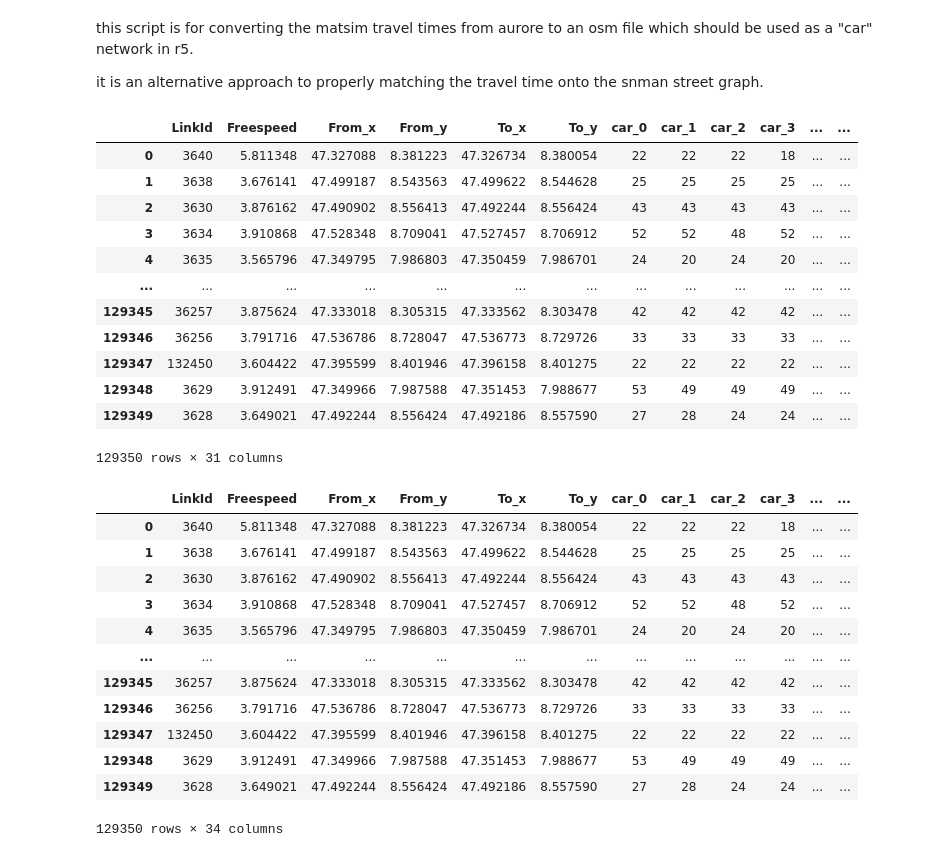
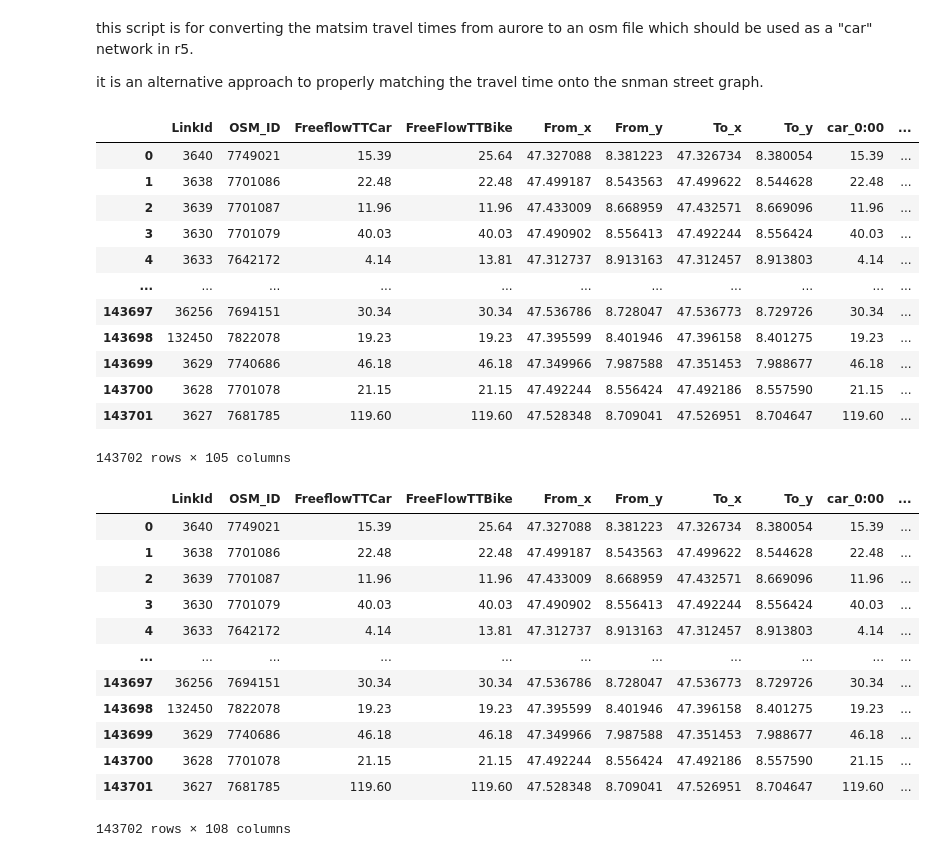
Before and after one commit to lukasballo/snman, a Jupyter notebook: scripts_accessibility_paper/matsim_travel_times_to_osm.ipynb, the cells around one changed output. Drawn from its saved outputs; the diff is of its cells as text; code cells hidden in the pictures.

```diff
--- a/scripts_accessibility_paper/matsim_travel_times_to_osm.ipynb
+++ b/scripts_accessibility_paper/matsim_travel_times_to_osm.ipynb
@@ -18,10 +18,20 @@ from snman import osmnx_customized as oxc
 PERIMETER = '_accessibility_debug'
 
 # Set these paths according to your own setup
-data_directory = os.path.join('C:',os.sep,'Users','lballo','polybox','Research','SNMan','SNMan Shared','data_v2')
+data_directory = os.path.join(
+    'C:',os.sep,'Users','lballo','polybox','Research',
+    'SNMan','SNMan Shared','data_v2'
+)
 inputs_path = os.path.join(data_directory, 'inputs')
 process_path = os.path.join(data_directory, 'process', PERIMETER)
 outputs_path = os.path.join(data_directory, 'outputs', PERIMETER)
+paper_path = os.path.join(
+    'C:',os.sep,'Users','lballo','polybox','Research',
+    'E-Bike City Accessibility','EBC Accessibility Paper - Shared'
+)
+matsim_results_path = os.path.join(
+    paper_path, 'MATSim results', '2024-07-12 Travel times before and after'
+)
 
 #CRS_internal = 29119    # for Boston
 #CRS_internal = 32216    # for Chicago
@@ -30,24 +40,24 @@ CRS_for_export = 4326
 oxc.settings.useful_tags_way = OSM_TAGS
 # %%
 tt = pd.read_csv(
-    os.path.join(outputs_path, '100pct_do_not_trust_the_numbers.csv')
+    os.path.join(matsim_results_path, 'before_bike100pct.csv')
 )
 
 tt
 # %% [output]
-|  | LinkId | Freespeed | From_x | From_y | To_x | To_y | car_0 | car_1 | car_2 | car_3 | ... | ... |
-| 0 | 3640 | 5.811348 | 47.327088 | 8.381223 | 47.326734 | 8.380054 | 22 | 22 | 22 | 18 | ... | ... |
-| 1 | 3638 | 3.676141 | 47.499187 | 8.543563 | 47.499622 | 8.544628 | 25 | 25 | 25 | 25 | ... | ... |
-| 2 | 3630 | 3.876162 | 47.490902 | 8.556413 | 47.492244 | 8.556424 | 43 | 43 | 43 | 43 | ... | ... |
-| 3 | 3634 | 3.910868 | 47.528348 | 8.709041 | 47.527457 | 8.706912 | 52 | 52 | 48 | 52 | ... | ... |
-| 4 | 3635 | 3.565796 | 47.349795 | 7.986803 | 47.350459 | 7.986701 | 24 | 20 | 24 | 20 | ... | ... |
-| ... | ... | ... | ... | ... | ... | ... | ... | ... | ... | ... | ... | ... |
-| 129345 | 36257 | 3.875624 | 47.333018 | 8.305315 | 47.333562 | 8.303478 | 42 | 42 | 42 | 42 | ... | ... |
-| 129346 | 36256 | 3.791716 | 47.536786 | 8.728047 | 47.536773 | 8.729726 | 33 | 33 | 33 | 33 | ... | ... |
-| 129347 | 132450 | 3.604422 | 47.395599 | 8.401946 | 47.396158 | 8.401275 | 22 | 22 | 22 | 22 | ... | ... |
-| 129348 | 3629 | 3.912491 | 47.349966 | 7.987588 | 47.351453 | 7.988677 | 53 | 49 | 49 | 49 | ... | ... |
-| 129349 | 3628 | 3.649021 | 47.492244 | 8.556424 | 47.492186 | 8.557590 | 27 | 28 | 24 | 24 | ... | ... |
+|  | LinkId | OSM_ID | FreeflowTTCar | FreeFlowTTBike | From_x | From_y | To_x | To_y | car_0:00 | ... |
+| 0 | 3640 | 7749021 | 15.39 | 25.64 | 47.327088 | 8.381223 | 47.326734 | 8.380054 | 15.39 | ... |
+| 1 | 3638 | 7701086 | 22.48 | 22.48 | 47.499187 | 8.543563 | 47.499622 | 8.544628 | 22.48 | ... |
+| 2 | 3639 | 7701087 | 11.96 | 11.96 | 47.433009 | 8.668959 | 47.432571 | 8.669096 | 11.96 | ... |
+| 3 | 3630 | 7701079 | 40.03 | 40.03 | 47.490902 | 8.556413 | 47.492244 | 8.556424 | 40.03 | ... |
+| 4 | 3633 | 7642172 | 4.14 | 13.81 | 47.312737 | 8.913163 | 47.312457 | 8.913803 | 4.14 | ... |
+| ... | ... | ... | ... | ... | ... | ... | ... | ... | ... | ... |
+| 143697 | 36256 | 7694151 | 30.34 | 30.34 | 47.536786 | 8.728047 | 47.536773 | 8.729726 | 30.34 | ... |
+| 143698 | 132450 | 7822078 | 19.23 | 19.23 | 47.395599 | 8.401946 | 47.396158 | 8.401275 | 19.23 | ... |
+| 143699 | 3629 | 7740686 | 46.18 | 46.18 | 47.349966 | 7.987588 | 47.351453 | 7.988677 | 46.18 | ... |
+| 143700 | 3628 | 7701078 | 21.15 | 21.15 | 47.492244 | 8.556424 | 47.492186 | 8.557590 | 21.15 | ... |
+| 143701 | 3627 | 7681785 | 119.60 | 119.60 | 47.528348 | 8.709041 | 47.526951 | 8.704647 | 119.60 | ... |
-129350 rows × 31 columns
+143702 rows × 105 columns
 # %%
 import pyproj
 
@@ -75,19 +85,19 @@ tt = gpd.GeoDataFrame(tt, crs=2056)
 
 tt
 # %% [output]
-|  | LinkId | Freespeed | From_x | From_y | To_x | To_y | car_0 | car_1 | car_2 | car_3 | ... | ... |
-| 0 | 3640 | 5.811348 | 47.327088 | 8.381223 | 47.326734 | 8.380054 | 22 | 22 | 22 | 18 | ... | ... |
-| 1 | 3638 | 3.676141 | 47.499187 | 8.543563 | 47.499622 | 8.544628 | 25 | 25 | 25 | 25 | ... | ... |
-| 2 | 3630 | 3.876162 | 47.490902 | 8.556413 | 47.492244 | 8.556424 | 43 | 43 | 43 | 43 | ... | ... |
-| 3 | 3634 | 3.910868 | 47.528348 | 8.709041 | 47.527457 | 8.706912 | 52 | 52 | 48 | 52 | ... | ... |
-| 4 | 3635 | 3.565796 | 47.349795 | 7.986803 | 47.350459 | 7.986701 | 24 | 20 | 24 | 20 | ... | ... |
-| ... | ... | ... | ... | ... | ... | ... | ... | ... | ... | ... | ... | ... |
-| 129345 | 36257 | 3.875624 | 47.333018 | 8.305315 | 47.333562 | 8.303478 | 42 | 42 | 42 | 42 | ... | ... |
-| 129346 | 36256 | 3.791716 | 47.536786 | 8.728047 | 47.536773 | 8.729726 | 33 | 33 | 33 | 33 | ... | ... |
-| 129347 | 132450 | 3.604422 | 47.395599 | 8.401946 | 47.396158 | 8.401275 | 22 | 22 | 22 | 22 | ... | ... |
-| 129348 | 3629 | 3.912491 | 47.349966 | 7.987588 | 47.351453 | 7.988677 | 53 | 49 | 49 | 49 | ... | ... |
-| 129349 | 3628 | 3.649021 | 47.492244 | 8.556424 | 47.492186 | 8.557590 | 27 | 28 | 24 | 24 | ... | ... |
+|  | LinkId | OSM_ID | FreeflowTTCar | FreeFlowTTBike | From_x | From_y | To_x | To_y | car_0:00 | ... |
+| 0 | 3640 | 7749021 | 15.39 | 25.64 | 47.327088 | 8.381223 | 47.326734 | 8.380054 | 15.39 | ... |
+| 1 | 3638 | 7701086 | 22.48 | 22.48 | 47.499187 | 8.543563 | 47.499622 | 8.544628 | 22.48 | ... |
+| 2 | 3639 | 7701087 | 11.96 | 11.96 | 47.433009 | 8.668959 | 47.432571 | 8.669096 | 11.96 | ... |
+| 3 | 3630 | 7701079 | 40.03 | 40.03 | 47.490902 | 8.556413 | 47.492244 | 8.556424 | 40.03 | ... |
+| 4 | 3633 | 7642172 | 4.14 | 13.81 | 47.312737 | 8.913163 | 47.312457 | 8.913803 | 4.14 | ... |
+| ... | ... | ... | ... | ... | ... | ... | ... | ... | ... | ... |
+| 143697 | 36256 | 7694151 | 30.34 | 30.34 | 47.536786 | 8.728047 | 47.536773 | 8.729726 | 30.34 | ... |
+| 143698 | 132450 | 7822078 | 19.23 | 19.23 | 47.395599 | 8.401946 | 47.396158 | 8.401275 | 19.23 | ... |
+| 143699 | 3629 | 7740686 | 46.18 | 46.18 | 47.349966 | 7.987588 | 47.351453 | 7.988677 | 46.18 | ... |
+| 143700 | 3628 | 7701078 | 21.15 | 21.15 | 47.492244 | 8.556424 | 47.492186 | 8.557590 | 21.15 | ... |
+| 143701 | 3627 | 7681785 | 119.60 | 119.60 | 47.528348 | 8.709041 | 47.526951 | 8.704647 | 119.60 | ... |
-129350 rows × 34 columns
+143702 rows × 108 columns
 # %%
 nd = pd.concat([tt['u'], tt['v']]).reset_index().rename(columns={0: 'geometry'})
 nd['osmid'] = pd.factorize(nd['geometry'])[0]
```
Also changed, not shown: parts of 12 cells of this notebook, 9 other files.
